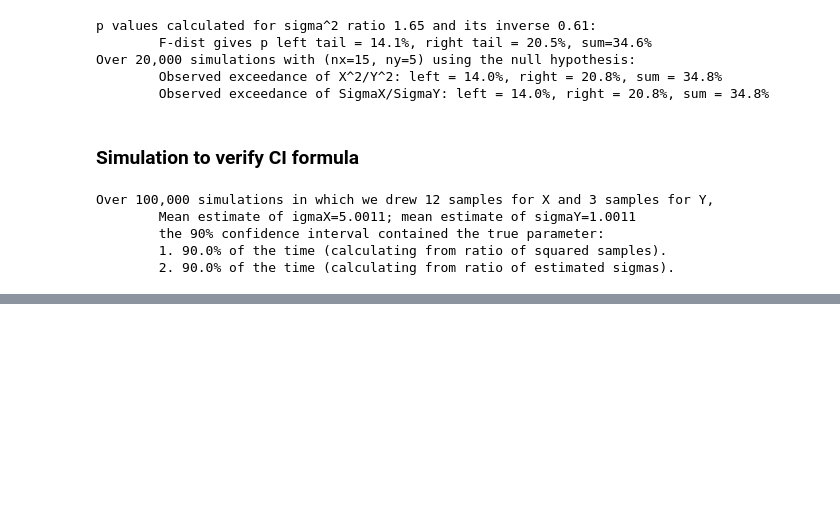
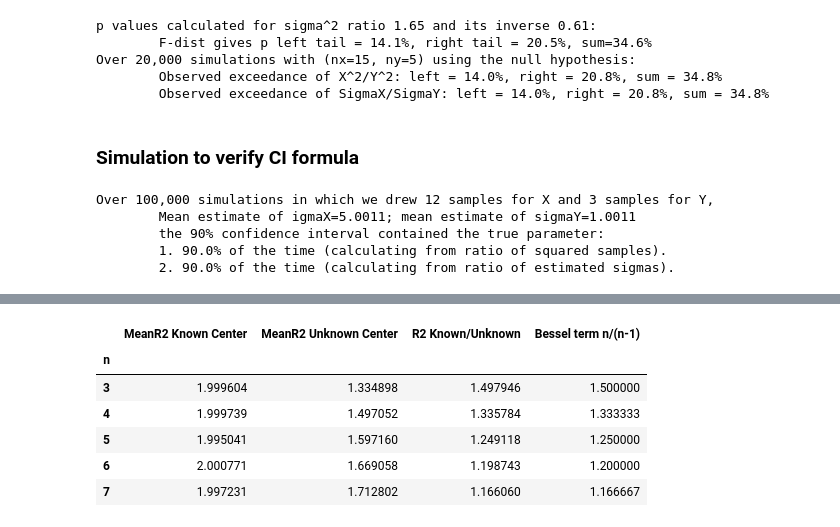
Before and after one commit to dbookstaber/ballistipedia, a Jupyter notebook: Inference Simulations.ipynb, the cells around one changed output, grey strips where cells are left out. Saved outputs shown, nothing was run; the diff lists cells and outputs as text; code cells hidden in the pictures; blank space fills up the shorter version.

```diff
--- a/Inference Simulations.ipynb
+++ b/Inference Simulations.ipynb
@@ -823,0 +762,45 @@ Over 500,000 simulations in which we drew 3 samples for A and 12 samples for B,
+# %%
+# Demonstration of bias and Bessel correction
+import numpy as np
+import pandas as pd
+n = 3
+
+def meanR2_unknown_center(shots: list[tuple[float, float]]) -> float:
+    n = len(shots)
+    sumR2 = xbar = ybar = 0
+    for i in range(n):
+        xbar += shots[i, 0]
+        ybar += shots[i, 1]
+    xbar /= n
+    ybar /= n
+    for i in range(n):
+        sumR2 += (shots[i, 0] - xbar)**2 + (shots[i, 1] - ybar)**2
+    return sumR2/n
+
+def meanR2_known_center(shots: list[tuple[float, float]]) -> float:
+    n = len(shots)
+    sumR2 = 0
+    for i in range(n):
+        sumR2 += (shots[i, 0])**2 + (shots[i, 1])**2
+    return sumR2/n
+
+sims = 50_000
+table = []
+for n in range(3,8):
+    r = np.zeros(sims)
+    z = np.zeros(sims)
+    for s in range(sims):
+        x = np.random.normal(size=(n, 2))
+        r[s] = meanR2_unknown_center(x)  # To correct bias multiply by n/(n-1)
+        z[s] = meanR2_known_center(x)
+    table.append([n, np.mean(z), np.mean(r), np.mean(z)/np.mean(r), n/(n-1)])
+df = pd.DataFrame(table, columns=['n','MeanR2 Known Center','MeanR2 Unknown Center','R2 Known/Unknown','Bessel term n/(n-1)'])
+df.set_index('n')
+# %% [output]
+|  | MeanR2 Known Center | MeanR2 Unknown Center | R2 Known/Unknown | Bessel term n/(n-1) |
+| n |  |  |  |  |
+| 3 | 1.999604 | 1.334898 | 1.497946 | 1.500000 |
+| 4 | 1.999739 | 1.497052 | 1.335784 | 1.333333 |
+| 5 | 1.995041 | 1.597160 | 1.249118 | 1.250000 |
+| 6 | 2.000771 | 1.669058 | 1.198743 | 1.200000 |
+| 7 | 1.997231 | 1.712802 | 1.166060 | 1.166667 |
```
Also changed, not shown: parts of 12 cells of this notebook, 4 other files.
